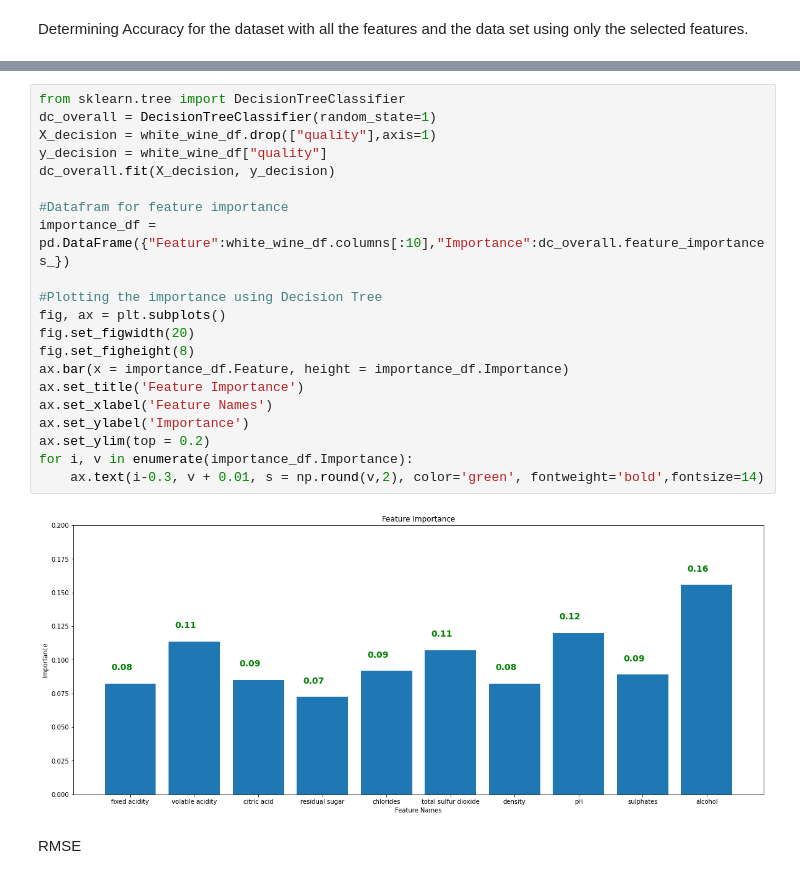
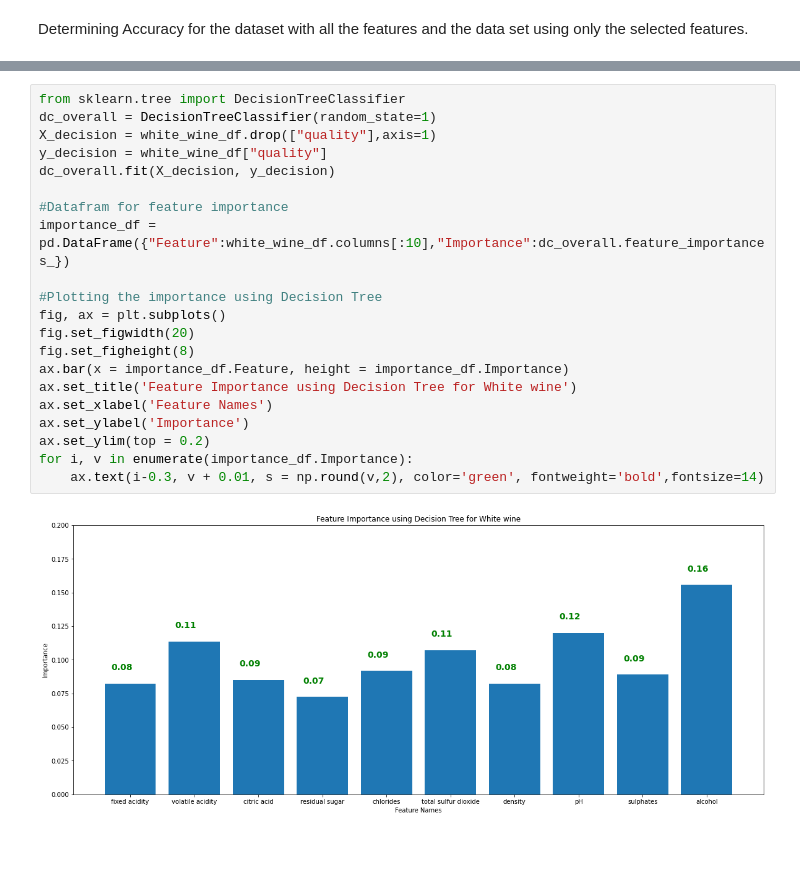
Before and after one commit to FeziweMelvin/Wine-Quality, a Jupyter notebook: whitewine.ipynb, the cells around one changed output, grey strips where cells are left out. Cells and saved outputs as stored; diff of their text form; blank space fills up the shorter version.

```diff
--- a/whitewine.ipynb
+++ b/whitewine.ipynb
@@ -408,25 +411,23 @@ plt.show()
 # %%
 from sklearn.tree import DecisionTreeClassifier
 dc_overall = DecisionTreeClassifier(random_state=1)
 X_decision = white_wine_df.drop(["quality"],axis=1)
 y_decision = white_wine_df["quality"]
 dc_overall.fit(X_decision, y_decision)
 
 #Datafram for feature importance
 importance_df = pd.DataFrame({"Feature":white_wine_df.columns[:10],"Importance":dc_overall.feature_importances_})
 
 #Plotting the importance using Decision Tree
 fig, ax = plt.subplots()
 fig.set_figwidth(20)
 fig.set_figheight(8)
 ax.bar(x = importance_df.Feature, height = importance_df.Importance)
-ax.set_title('Feature Importance')
+ax.set_title('Feature Importance using Decision Tree for White wine')
 ax.set_xlabel('Feature Names')
 ax.set_ylabel('Importance')
 ax.set_ylim(top = 0.2)
 for i, v in enumerate(importance_df.Importance):
     ax.text(i-0.3, v + 0.01, s = np.round(v,2), color='green', fontweight='bold',fontsize=14)
 # %% [output]
-[figure, old version]
+[figure, new version]
-# %% [markdown]
-RMSE
```
Also changed, not shown: parts of 13 cells of this notebook, 1 other file.
